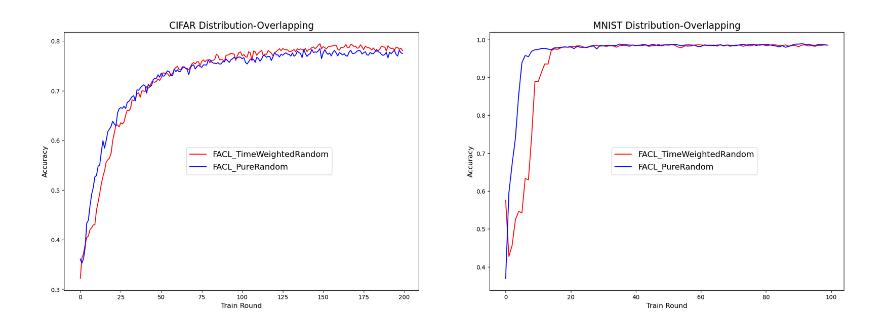
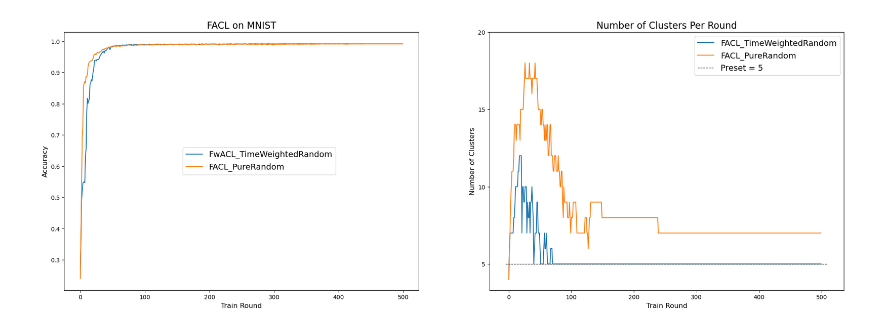
Before and after one commit to Soak-rar/CFL, a Jupyter notebook: HCFedAvg/MultiProcessTest.ipynb, the cells around one changed output. Drawn from its saved outputs; the diff is of its cells as text; code cells hidden in the pictures.

```diff
--- a/HCFedAvg/MultiProcessTest.ipynb
+++ b/HCFedAvg/MultiProcessTest.ipynb
@@ -14,39 +14,57 @@ from torchsummary import summary
 import math
 import ast
 # %%
-header_time = FileProcess.read_row_with_file_name(44, "result")
-header_pure = FileProcess.read_row_with_file_name(43, "result")
+# header_time = FileProcess.read_row_with_file_name(44, "result")
+# header_pure = FileProcess.read_row_with_file_name(43, "result")
+# 40 39
+header_time_1 = FileProcess.read_row_with_file_name(59, "result")
+header_pure_1 = FileProcess.read_row_with_file_name(60, "result")
 
-header_time_1 = FileProcess.read_row_with_file_name(40, "result")
-header_pure_1 = FileProcess.read_row_with_file_name(39, "result")
 
-dis_list_1 = ast.literal_eval(header_time["acc_list"])
-dis_list_2 = ast.literal_eval(header_pure["acc_list"])
+time_acc = ast.literal_eval(header_time_1["acc_list"])
+pure_acc = ast.literal_eval(header_pure_1["acc_list"])
 
-list_mnist_time = ast.literal_eval(header_time_1["acc_list"])
-list_mnist_pure = ast.literal_eval(header_pure_1["acc_list"])
+time_loss = ast.literal_eval(header_time_1["loss_list"])
+pure_loss = ast.literal_eval(header_pure_1["loss_list"])
+
+time_cluster_number = ast.literal_eval(header_time_1["final_cluster_number"])
+pure_cluster_number = ast.literal_eval(header_pure_1["final_cluster_number"])
 
 fig = plt.figure(figsize=(24, 8))
 
 ax1 = fig.add_subplot(1, 2, 1)
-ax1.plot(range(len(dis_list_1)), dis_list_1,  color='r', label='FACL_TimeWeightedRandom')
-ax1.plot(range(len(dis_list_2)), dis_list_2,  color='b', label='FACL_PureRandom')
+ax1.plot(range(len(time_acc)), time_acc,  label='FwACL_TimeWeightedRandom')
+ax1.plot(range(len(pure_acc)), pure_acc,   label='FACL_PureRandom')
 ax1.legend(loc= 'center', prop={'size': 14}, bbox_to_anchor=(0.55, 0.5))
 ax1.set_xlabel('Train Round', fontsize=12)
 ax1.set_ylabel('Accuracy', fontsize=12)
-ax1.set_title('CIFAR Distribution-Overlapping', fontsize=16)
+ax1.set_title('FACL on MNIST', fontsize=16)
 
-ax1 = fig.add_subplot(1, 2, 2)
-ax1.plot(range(len(list_mnist_time)), list_mnist_time,  color='r', label='FACL_TimeWeightedRandom')
-ax1.plot(range(len(list_mnist_pure)), list_mnist_pure,  color='b', label='FACL_PureRandom')
-ax1.legend(loc= 'center', prop={'size': 14}, bbox_to_anchor=(0.55, 0.5))
-ax1.set_xlabel('Train Round', fontsize=12)
-ax1.set_ylabel('Accuracy', fontsize=12)
-ax1.set_title('MNIST Distribution-Overlapping', fontsize=16)
+# ax2 = fig.add_subplot(1, 2, 2)
+# pre_set = [5 for i in range(len(pure_cluster_number)+3)]
+# ax2.plot(range(len(time_cluster_number)), time_cluster_number,   label='FACL_TimeWeightedRandom')
+# ax2.plot(range(len(pure_cluster_number)), pure_cluster_number,   label='FACL_PureRandom')
+# ax2.plot(range(-2, len(pure_cluster_number)+1), pre_set,  color='black', label='Preset = 5',linestyle="--",  )
+# ax2.legend(loc= 'upper right', prop={'size': 14})
+# ax2.set_xlabel('Train Round', fontsize=12)
+# ax2.set_ylabel('Number of Clusters', fontsize=12)
+# ax2.set_title('Number of Clusters Per Train Round', fontsize=16)
+
+
+ax2 = fig.add_subplot(1, 2, 2)
+pre_set = [5 for i in range(len(pure_cluster_number)+16)]
+ax2.plot(range(len(time_cluster_number)), time_cluster_number,   label='FACL_TimeWeightedRandom')
+ax2.plot(range(len(pure_cluster_number)), pure_cluster_number,   label='FACL_PureRandom')
+ax2.plot(range(-5, len(pure_cluster_number)+11), pre_set,  color='black', label='Preset = 5',linestyle="--", linewidth = 0.9)
+ax2.legend(loc= 'upper right', prop={'size': 14})
+ax2.set_xlabel('Train Round', fontsize=12)
+ax2.set_ylabel('Number of Clusters', fontsize=12)
+ax2.set_title('Number of Clusters Per Round', fontsize=16)
+ax2.set_yticks(range(5, 21, 5))
 
 plt.show()
 # %% [output]
-[figure, old version]
+[figure, new version]
 # %%
 
 
```
Also changed, not shown: parts of 1 cell of this notebook, 9 other files.
